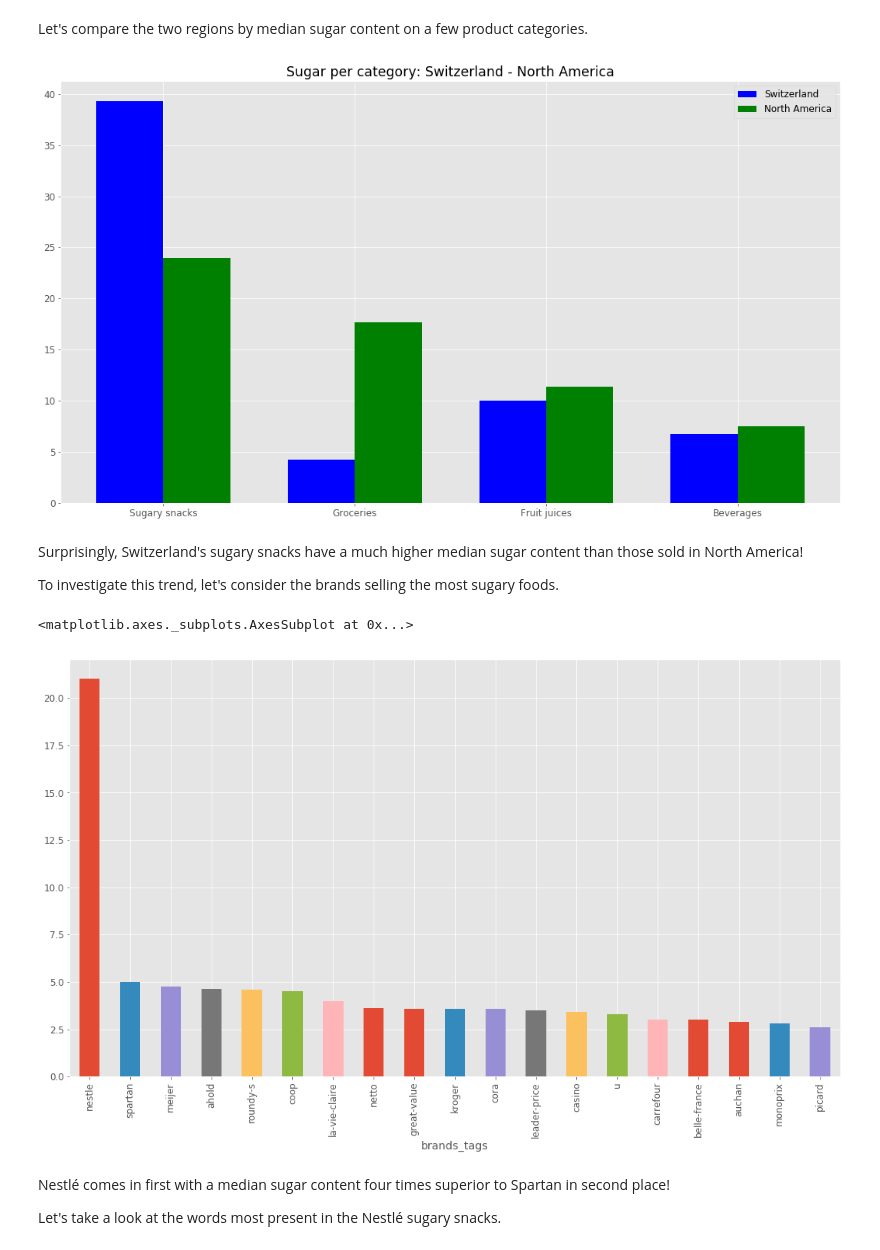
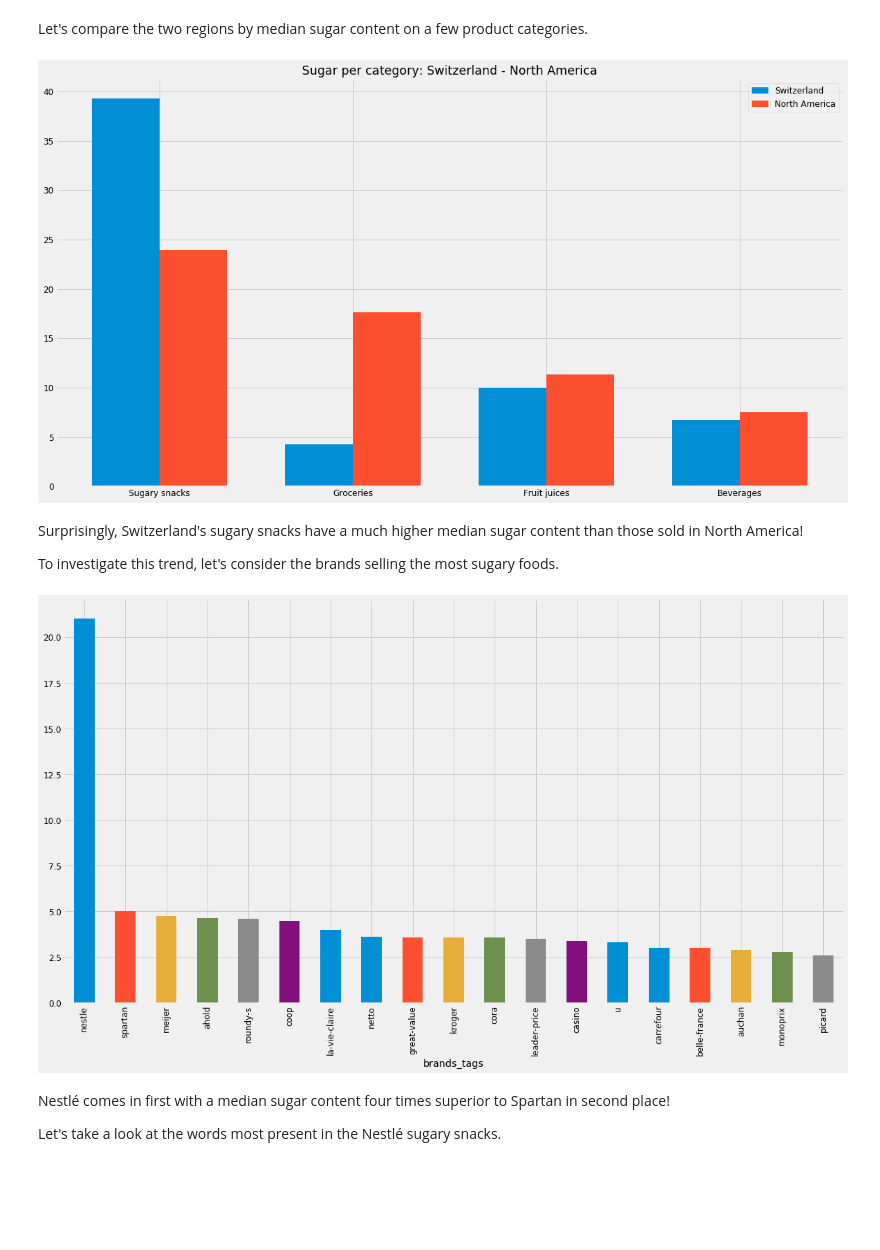
Before and after one commit to lbasseto/meyran-open-food-facts, a Jupyter notebook: Data PreProcessing.ipynb, the cells around one changed output. Cells and saved outputs as stored; diff of their text form; code cells hidden in the pictures; blank space fills up the shorter version.

Commit message:
New plot style

```diff
--- a/Data PreProcessing.ipynb
+++ b/Data PreProcessing.ipynb
@@ -29,7 +30,7 @@ import matplotlib.pyplot as plt
 # %%
 # make figures larger for better viewing
 plt.rc('figure', figsize=[18,10])
-plt.style.use('ggplot')
+plt.style.use('fivethirtyeight')
 # %% [markdown]
 Then, we load the data and take a first look at it.
 # %%
@@ -711,21 +717,22 @@ median_sugar_north_america = sugar_north_america[selected_categories].sort_index
 # %%
 fig, ax = plt.subplots()
 
 ind = np.arange(4)    # the x locations for the groups
 width = 0.35         # the width of the bars
-p1 = ax.bar(ind, median_sugar_switzerland, width, color='b', bottom=0)
-p2 = ax.bar(ind + width, median_sugar_north_america, width,color='g', bottom=0 )
+p1 = ax.bar(ind, median_sugar_switzerland, width, bottom=0)
+p2 = ax.bar(ind + width, median_sugar_north_america, width, bottom=0 )
 
 ax.set_title('Sugar per category: Switzerland - North America')
 ax.set_xticks(ind + width / 2)
 ax.set_xticklabels(median_sugar_switzerland.index)
 
 ax.legend((p1[0], p2[0]), ('Switzerland', 'North America'))
 ax.autoscale_view()
 
+plt.savefig('america_swiss_sugar_caomparaison.png', transparent=True, bbox_inches='tight', dpi = 300)
 plt.show()
 # %% [output]
-[figure, old version]
+[figure, new version]
 # %% [markdown]
 Surprisingly, Switzerland's sugary snacks have a much higher median sugar content than those sold in North America!
 
@@ -733,9 +740,9 @@ To investigate this trend, let's consider the brands selling the most sugary foo
 # %%
 test_sugar = df.groupby("brands_tags")["sugars_100g"].aggregate(["median", "count"])
 test_sugar[test_sugar["count"] > 1000].sort_values(by="median", ascending=False)["median"].plot.bar()
+plt.savefig('top_sugar_brands.png', transparent=True, bbox_inches='tight', dpi = 300)
 # %% [output]
-<matplotlib.axes._subplots.AxesSubplot at 0x...>
-[figure, old version]
+[figure, new version]
 # %% [markdown]
 Nestlé comes in first with a median sugar content four times superior to Spartan in second place!
 
```
Also changed, not shown: parts of 20 cells of this notebook.
